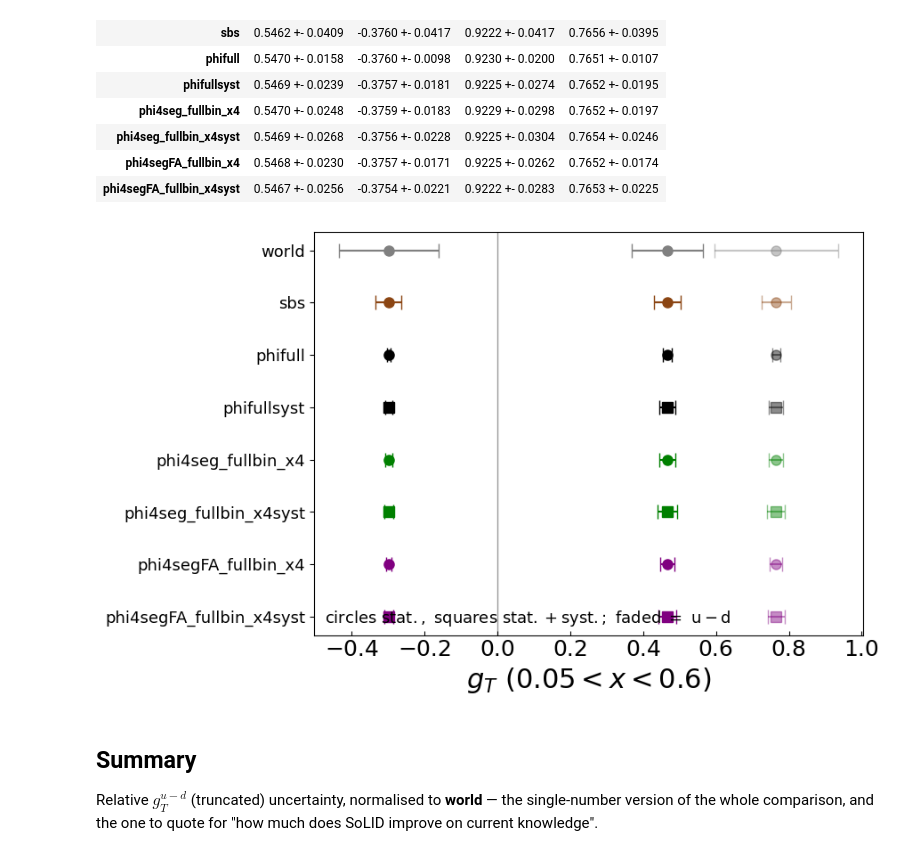
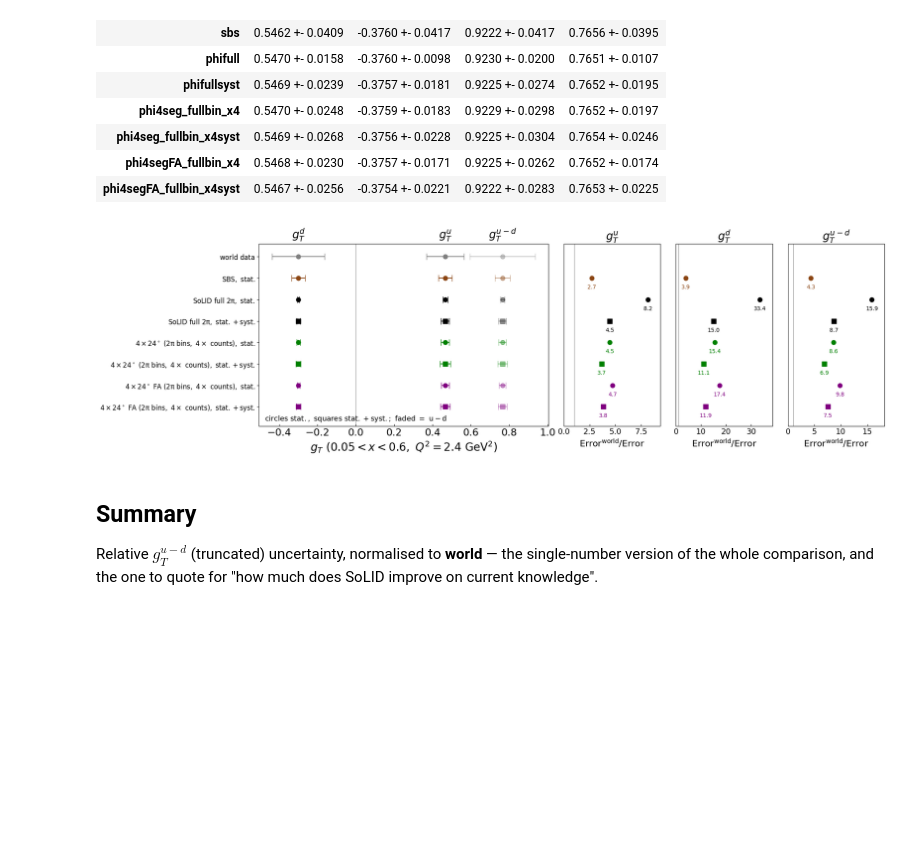
Before and after one commit to JeffersonLab/evgen_sidis_duke, a Jupyter notebook: phicompare/plot-transversity_phicompare.ipynb, the cells around one changed output. Cells and saved outputs as stored; diff of their text form; code cells hidden in the pictures; blank space fills up the shorter version.

```diff
--- a/phicompare/plot-transversity_phicompare.ipynb
+++ b/phicompare/plot-transversity_phicompare.ipynb
@@ -432,40 +432,75 @@ pd.DataFrame(rows).set_index('run')
 | phi4segFA_fullbin_x4 | 0.5468 +- 0.0230 | -0.3757 +- 0.0171 | 0.9225 +- 0.0262 | 0.7652 +- 0.0174 |
 | phi4segFA_fullbin_x4syst | 0.5467 +- 0.0256 | -0.3754 +- 0.0221 | 0.9222 +- 0.0283 | 0.7653 +- 0.0225 |
 # %%
-fig = plt.figure(figsize=(9, 5.5))
-ax = fig.add_subplot(1, 1, 1)
+# Left: the gT values themselves. Right: Error(world)/Error on the same rows, one
+# panel per quantity. Every run fits pseudodata from one model, so the central
+# values agree and only the errors differ -- the right panels are where the
+# configurations separate. World is the denominator (its ratio is 1 by
+# definition), so it is left out of them. tol cancels in the ratio.
+QS = [('u', r'$g_T^u$'), ('d', r'$g_T^d$'), ('u-d', r'$g_T^{u-d}$')]
+fig, axs = plt.subplots(1, 1 + len(QS), figsize=(20, 6), sharey=True,
+                        gridspec_kw={'width_ratios': [9] + [3] * len(QS)})
+ax = axs[0]
 
 ypos = {}
+ylabels = []
 y = 0
 for run, cfg in RUNS.items():
     for suffix, sname in [('', 'stat'), ('syst', 'stat+syst')]:
         if suffix not in cfg['files']:
             continue          # SBS is stat-only -- one row, in the stat block
         if run == REF and suffix == 'syst':
             continue          # world points both variants at the same fit
         key = run + suffix
         ypos[key] = y
+        ylabels.append(cfg['label'] if run == REF else
+                       cfg['label'] + (r'$,~\rm stat.$' if suffix == ''
+                                       else r'$,~\rm stat.+syst.$'))
         src = gtt[key]
         ls = 'o' if suffix == '' else 's'
         ax.errorbar(src['u'],   y, xerr=src['Eu'],   marker=ls, color=cfg['color'],
                     markersize=8, capsize=6)
         ax.errorbar(src['d'],   y, xerr=src['Ed'],   marker=ls, color=cfg['color'],
                     markersize=8, capsize=6)
         ax.errorbar(src['u-d'], y, xerr=src['Eu-d'], marker=ls, color=cfg['color'],
                     markersize=8, capsize=6, alpha=0.45)
+        if run != REF:
+            ref = gtt[REF + suffix]
+            for axq, (q, _) in zip(axs[1:], QS):
+                r = ref['E' + q] / src['E' + q]
+                axq.plot(r, y, marker=ls, color=cfg['color'], markersize=8,
+                         linestyle='none')
+                axq.text(r, y - 0.28, f'{r:.1f}', fontsize=10, ha='center',
+                         va='top', color=cfg['color'])
         y -= 1
 
 ax.set_yticks(list(ypos.values()))
-ax.set_yticklabels(list(ypos.keys()), fontsize=13)
-ax.set_xlabel(r'$g_T~(0.05<x<0.6)$', size=22)
+ax.set_yticklabels(ylabels, fontsize=12)
+ax.set_ylim(y + 0.1, 0.6)   # room under the last row for the footnote
+# gtt integrates h1(x) over 0.05 < x < 0.6 at Q2 (gtcalc -> tmd.gt_fast)
+ax.set_xlabel(r'$g_T~(0.05<x<0.6,~Q^2=' + f'{Q2:g}' + r'~{\rm GeV}^2)$', size=20)
+# name each group above the frame, at the world central value it sits on
+for q, lab in QS:
+    ax.text(gtt[REF][q], 1.01, lab, transform=ax.get_xaxis_transform(),
+            ha='center', va='bottom', fontsize=20)
 ax.tick_params(axis='x', which='both', direction='in', labelsize=18)
 ax.axvline(x=0, linestyle='-', color='black', alpha=0.4, linewidth=1)
 ax.text(0.02, 0.03, r'$\rm circles~stat.,~squares~stat.+syst.;~faded~=~u-d$',
         transform=ax.transAxes, fontsize=13)
+
+for axq, (q, lab) in zip(axs[1:], QS):
+    rmax = max(gtt[REF + ('syst' if k.endswith('syst') else '')]['E' + q]
+               / gtt[k]['E' + q] for k in ypos if k != REF)
+    axq.set_xlim(0, 1.15 * rmax)
+    axq.axvline(x=1, linestyle='-', color='black', alpha=0.4, linewidth=1)
+    axq.set_title(lab, fontsize=20)
+    axq.set_xlabel(r'$\rm Error^{world}/Error$', size=16)
+    axq.tick_params(axis='x', which='both', direction='in', labelsize=14)
+    axq.tick_params(axis='y', which='both', left=False)
 fig.tight_layout()
 fig.savefig(f'{GALLERY}/gt-phicompare.pdf')
 # %% [output]
-[figure, old version]
+[figure, new version]
 # %% [markdown]
 ## Summary
 
```
Also changed, not shown: parts of 1 cell of this notebook, 4 other files.
